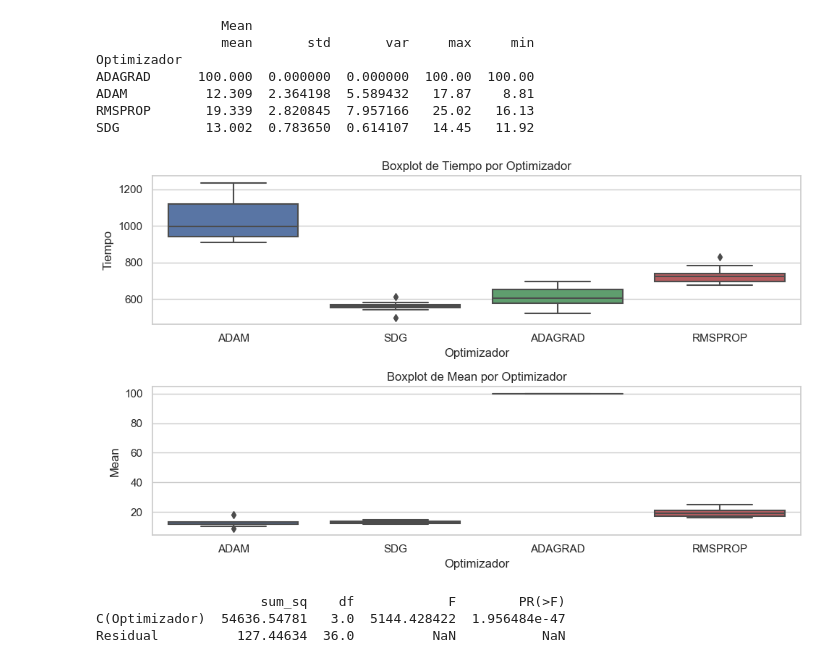
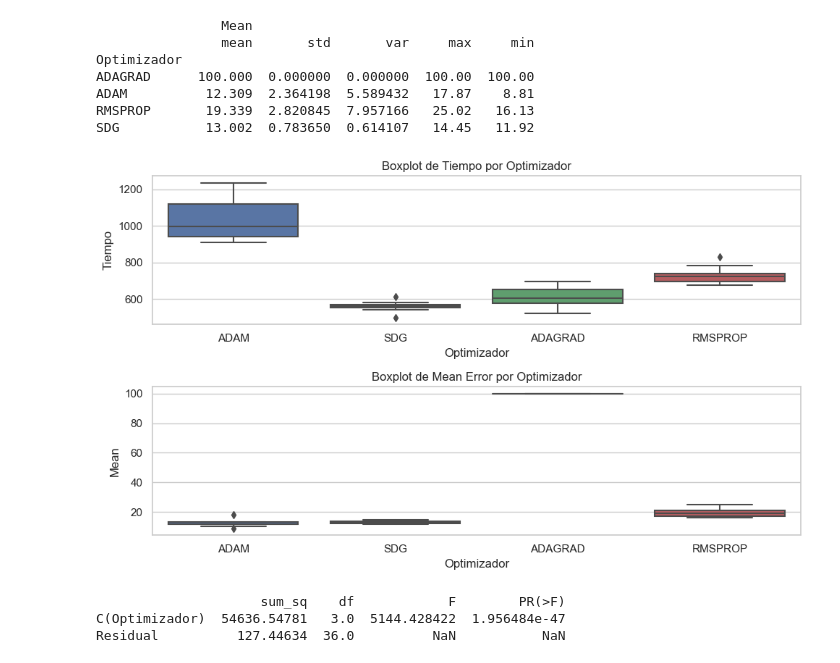
Before and after one commit to IgnacioGarciaLuengo/EIS_DEEP_PERFECT, a Jupyter notebook: Prac3/prac3.ipynb, the cells around one changed output. Drawn from its saved outputs; the diff is of its cells as text; code cells hidden in the pictures.

Commit message:
error

```diff
--- a/Prac3/prac3.ipynb
+++ b/Prac3/prac3.ipynb
@@ -85,25 +85,25 @@ SDG           13.002  0.783650  0.614107   14.45   11.92
 # %%
 # Configura el estilo y el tamaño del gráfico
 sns.set(style="whitegrid")
 plt.figure(figsize=(10, 6))
 
 # Crea un diagrama de cajas para la variable 'Tiempo'
 plt.subplot(2, 1, 1)  # 2 filas, 1 columna, primer gráfico
 sns.boxplot(x='Optimizador', y='Tiempo', data=df)
 plt.title('Boxplot de Tiempo por Optimizador')
 
 # Crea un diagrama de cajas para la variable 'Mean'
 plt.subplot(2, 1, 2)  # 2 filas, 1 columna, segundo gráfico
 sns.boxplot(x='Optimizador', y='Mean', data=df)
-plt.title('Boxplot de Mean por Optimizador')
+plt.title('Boxplot de Mean Error por Optimizador')
 
 # Ajusta el diseño del gráfico
 plt.tight_layout()
 
 # Muestra el gráfico
 plt.show()
 # %% [output]
-[figure, old version]
+[figure, new version]
 # %%
 # Importing library
 modelo_anova = sm.formula.ols('Mean ~ C(Optimizador)', data=df).fit()
```
